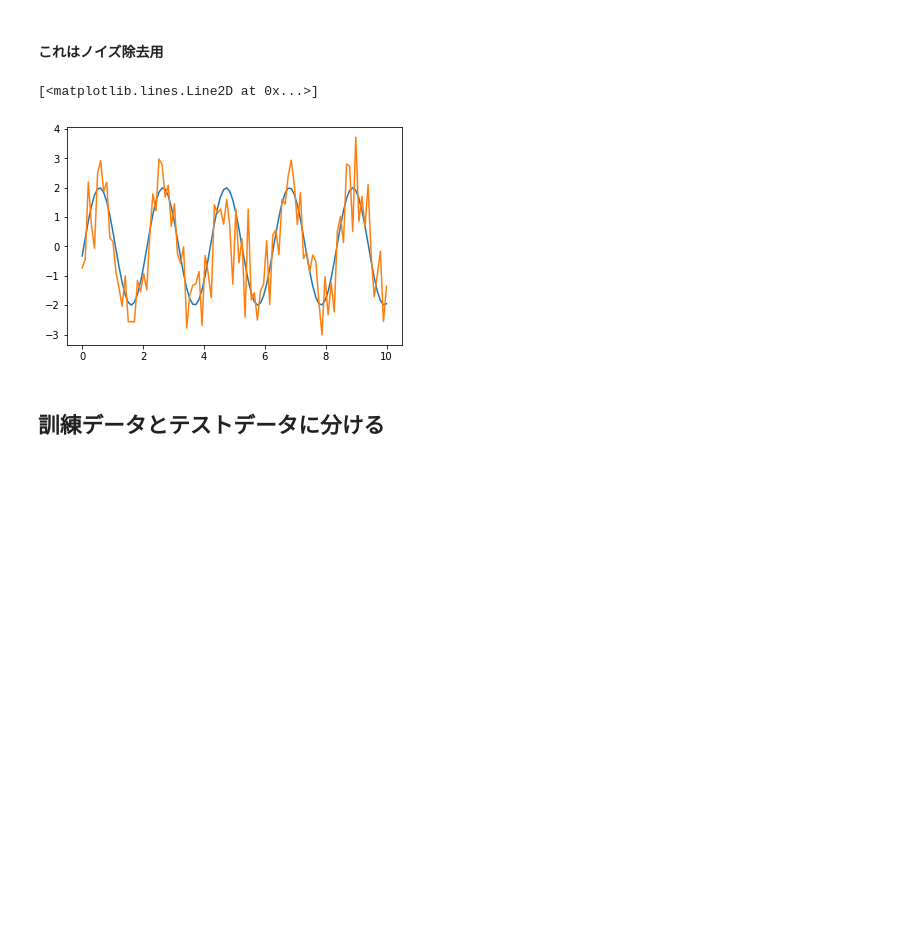
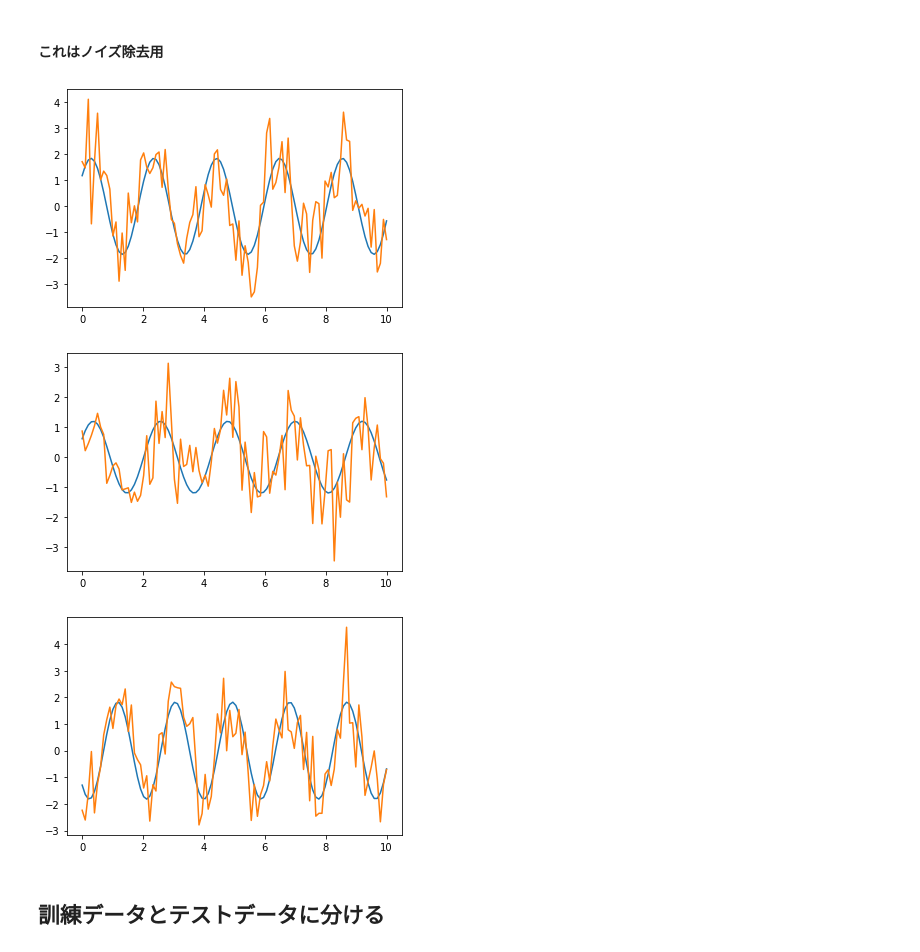
Before and after one commit to Go-to-Ray/Youtube_AI, a Jupyter notebook: CNN/CNN1d_fullscratch_guide.ipynb, the cells around one changed output. Cells and saved outputs as stored; diff of their text form; code cells hidden in the pictures; blank space fills up the shorter version.

```diff
--- a/CNN/CNN1d_fullscratch_guide.ipynb
+++ b/CNN/CNN1d_fullscratch_guide.ipynb
@@ -13,23 +13,26 @@ from sklearn.model_selection import train_test_split
 # %%
 n_sample = 10000                           #作るサンプル数の指定
 data_length = 100                          #作る時系列データの大きさ指定
 time = 10                                  #作る時系列データの長さ指定
 
 t = np.linspace(0,time,data_length)        #基準の時間軸生成
 T = 1 + np.random.random((n_sample,1))*2   #時定数(周波数の逆数)を決める(T=[1,3))
-A = 1 + np.random.random((n_sample,1))     #振幅を決める(A=[1,2))
+A = 1 + np.random.random((n_sample,1))     #振幅(A=[1,2))
 _x = np.random.randn(n_sample,1)           #sin波平行移動用
 y = A*np.sin((2*np.pi / T)*t.reshape(1,data_length) + _x)    #sin波を適当にn_sample作成(n_sample,data_length)
-d = [np.random.randn(data_length) for i in range(n_sample)]  #外乱生成
+d = np.random.randn(n_sample, data_length) #外乱生成
 y_origin = y        #教師データ
 y_noise = y + d     #ノイズデータ
 
-#二つだけプロット
-plt.plot(t,y_origin[0])
-plt.plot(t,y_noise[0])
+#プロット
+for i in range(3):
+    plt.plot(t,y_origin[i])
+    plt.plot(t,y_noise[i])
+    plt.show()
 # %% [output]
-[<matplotlib.lines.Line2D at 0x...>]
-[figure, old version]
+[figure, new version]
+[figure, added]
+[figure, added]
 # %% [markdown]
 ## 訓練データとテストデータに分ける
 # %%
```
Also changed, not shown: parts of 8 cells of this notebook, 2 other files.
